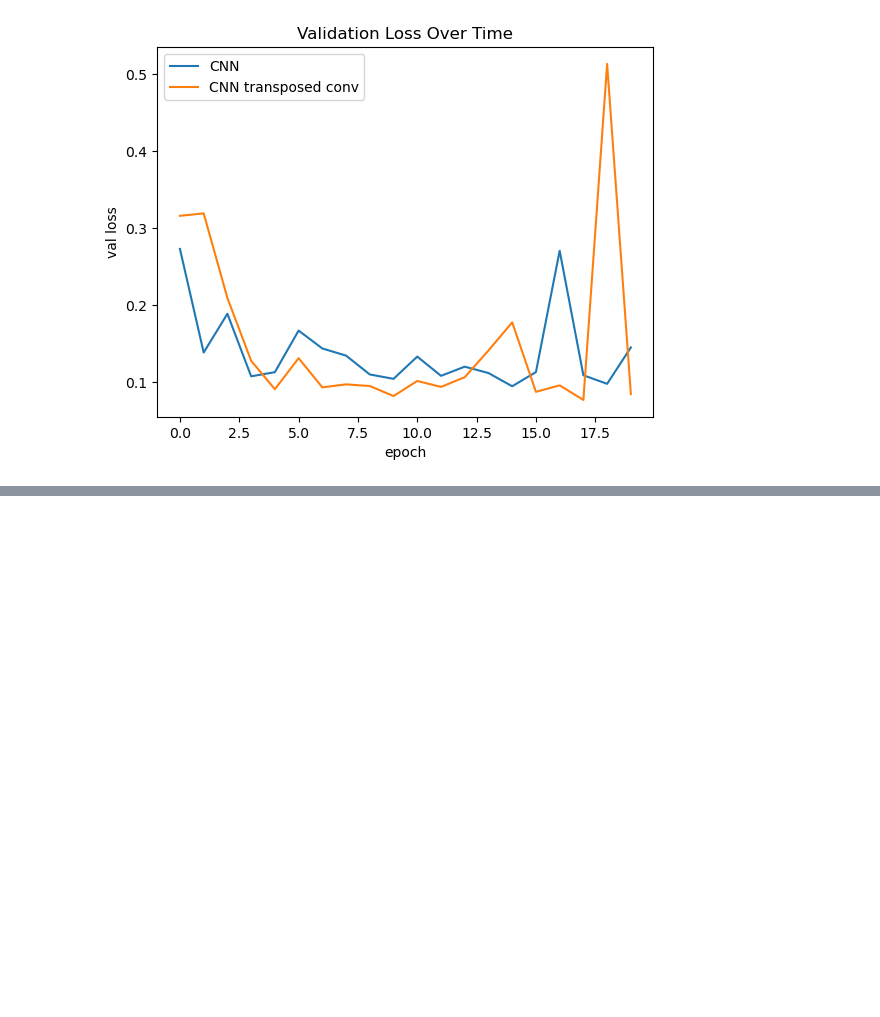
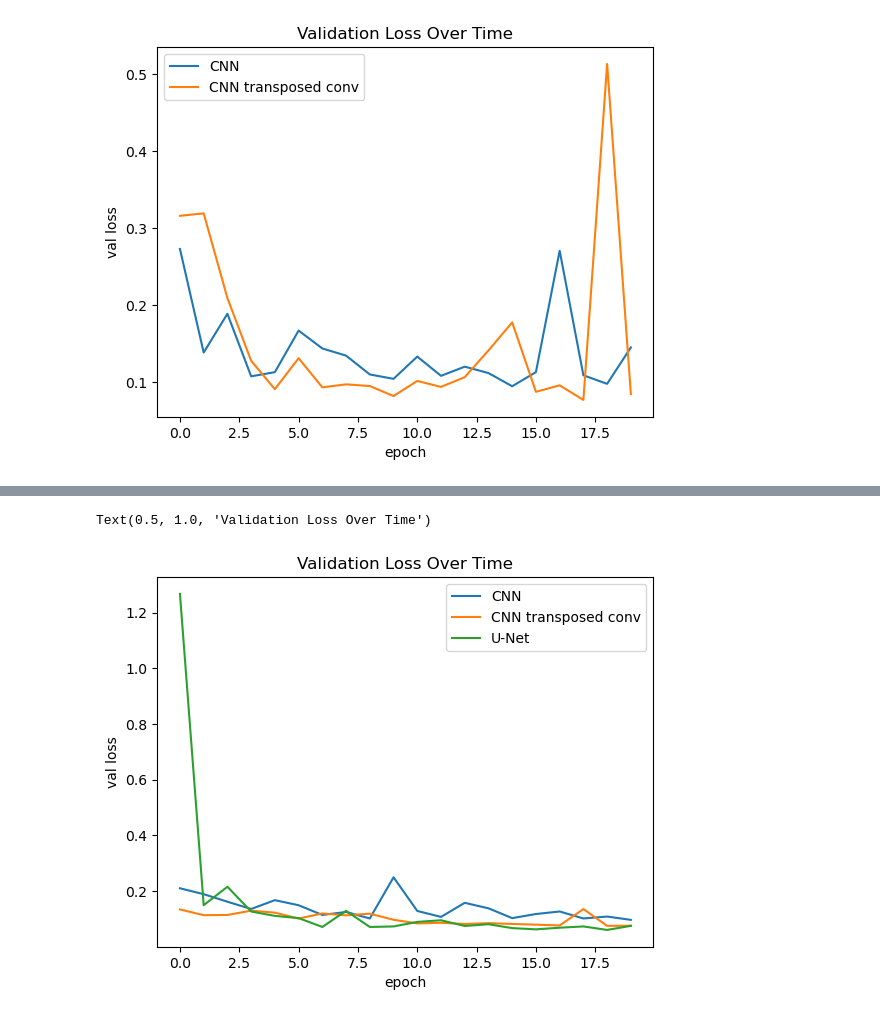
Before and after one commit to Efrazar/Bio-AI-foundations, a Jupyter notebook: Inside_Deep_Learning/08_Object_Detection.ipynb, the cells around one changed output, grey strips where cells are left out. Drawn from its saved outputs; the diff is of its cells as text; code cells hidden in the pictures; blank space fills up the shorter version.

```diff
--- a/Inside_Deep_Learning/08_Object_Detection.ipynb
+++ b/Inside_Deep_Learning/08_Object_Detection.ipynb
@@ -260,0 +319,36 @@ Text(0.5, 1.0, 'Validation Loss Over Time')
+# %%
+# U-Net architecture
+unet_model = nn.Sequential(
+    UNetBlock2d(3, 32, layers=2,
+                sub_network=UNetBlock2d(32, 64, out_channels=32,
+                                        layers=2,
+                                        sub_network=UNetBlock2d(64, 128, out_channels=64, layers=2)),
+),
+    nn.Conv2d(32, 1, (3,3), padding=1)  # Final layer: 32 → 1, kernel size 3 with padding to maintain dimensions
+)
+
+#  reset workers before new run
+import gc
+gc.collect()
+torch.cuda.empty_cache()  # Free any leftover VRAM from previous run
+
+torch.backends.cudnn.benchmark = True  # True is better for CNNs with fixed input sizes
+
+unet_results = train_network_EZA(
+    unet_model,
+    loss_fn,
+    train_seg_loader,
+    val_loader=test_seg_loader,
+    device=device,
+    epochs=20,
+)
+# %%
+# Compare the results of the three models
+# Verify that the validation loss is decreasing over time
+sns.lineplot(x="epoch", y="val loss", data=seg_results, label="CNN")
+sns.lineplot(x="epoch", y="val loss", data=seg_results_transpose, label="CNN transposed conv")
+sns.lineplot(x="epoch", y="val loss", data=unet_results, label="U-Net")
+plt.title("Validation Loss Over Time")
+# %% [output]
+Text(0.5, 1.0, 'Validation Loss Over Time')
+[figure, added]
```
Also changed, not shown: parts of 2 cells of this notebook.
